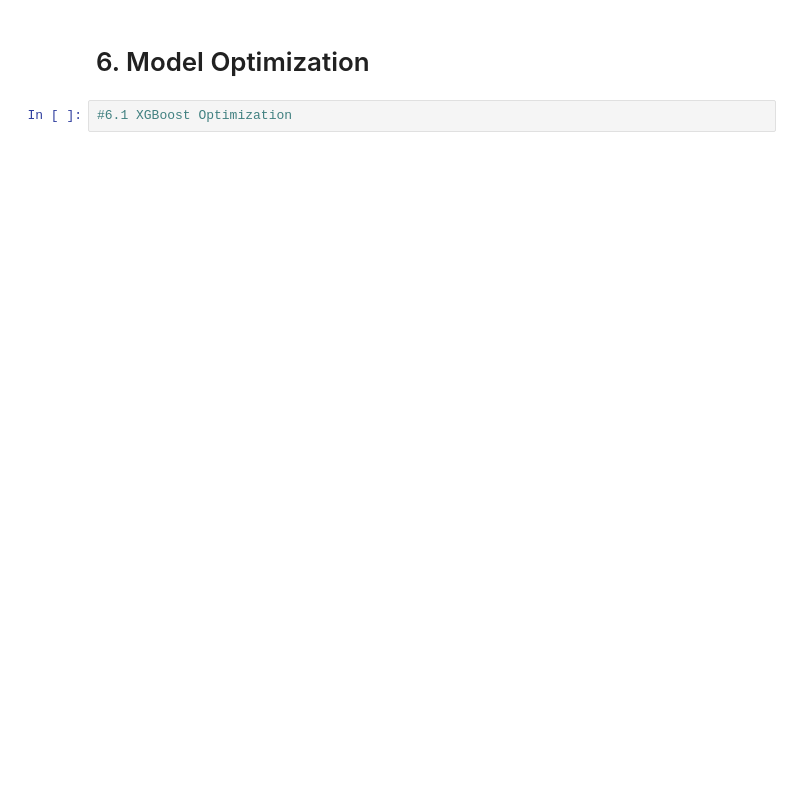
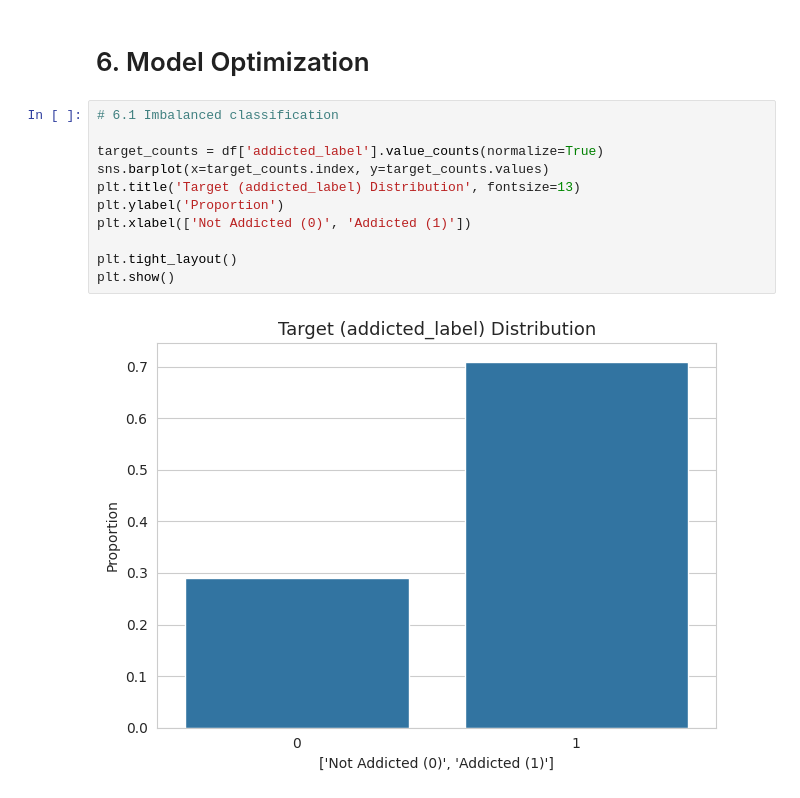
Before and after one commit to kamxsato/MIS444_Final_Project, a Jupyter notebook: 24104087_Final_Project.ipynb, the cells around one changed output. Saved outputs shown, nothing was run; the diff lists cells and outputs as text; blank space fills up the shorter version.

```diff
--- a/24104087_Final_Project.ipynb
+++ b/24104087_Final_Project.ipynb
@@ -990,4 +983,15 @@ Best Model: XGBoost
 # %% [markdown]
 # 6. Model Optimization
-# %%
-#6.1 XGBoost Optimization
+# %%
+# 6.1 Imbalanced classification
+
+target_counts = df['addicted_label'].value_counts(normalize=True)
+sns.barplot(x=target_counts.index, y=target_counts.values)
+plt.title('Target (addicted_label) Distribution', fontsize=13)
+plt.ylabel('Proportion')
+plt.xlabel(['Not Addicted (0)', 'Addicted (1)'])
+
+plt.tight_layout()
+plt.show()
+# %% [output]
+[figure, added]
```
Also changed, not shown: parts of 20 cells of this notebook.
